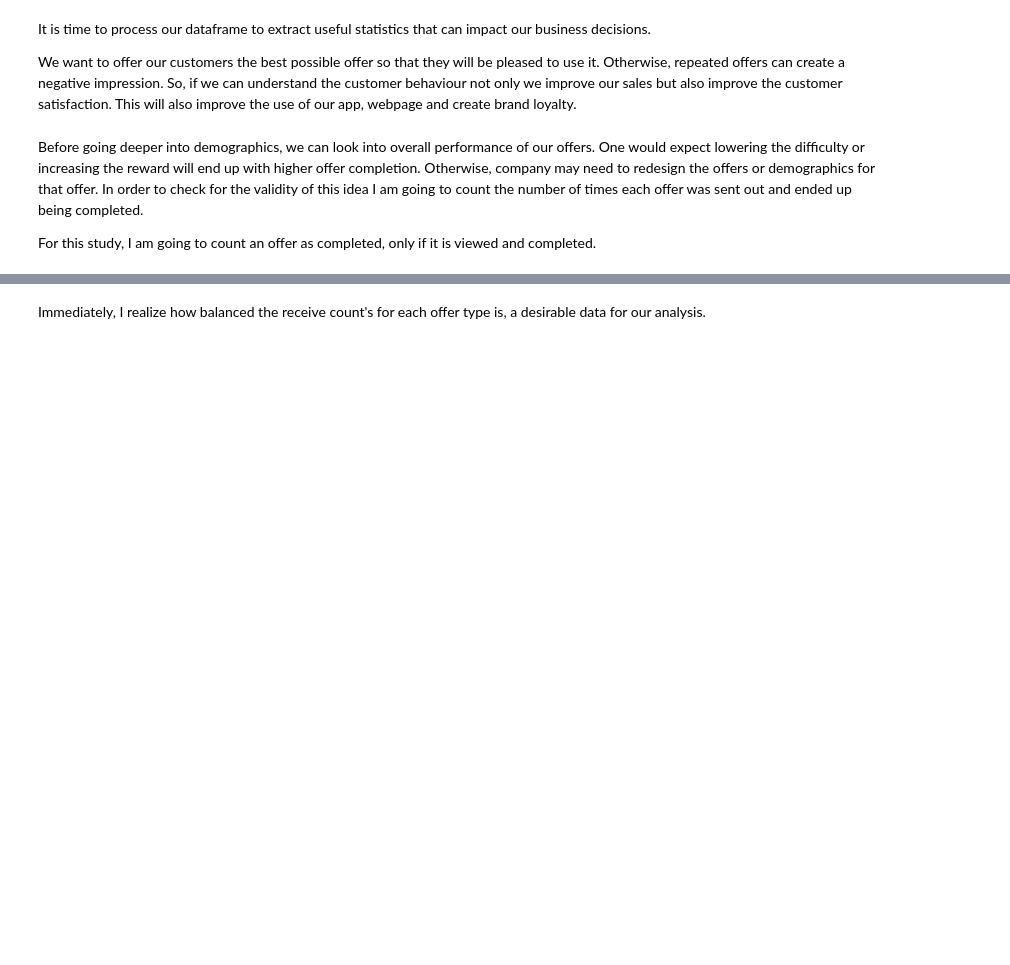
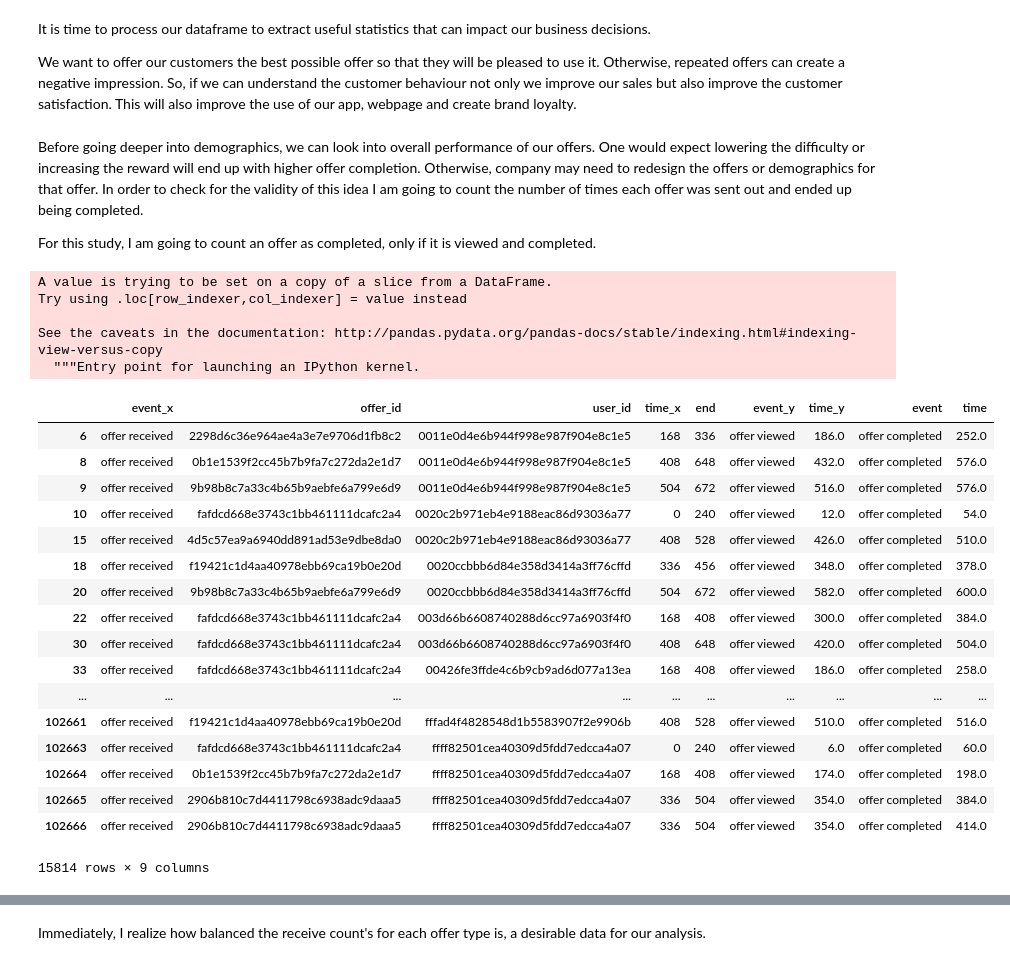
Before and after one commit to onurkapucu/Starbucks_Capstone, a Jupyter notebook: Starbucks_Capstone_notebook.ipynb, the cells around one changed output, grey strips where cells are left out. Drawn from its saved outputs; the diff is of its cells as text; code cells hidden in the pictures; blank space fills up the shorter version.

Commit message:
offer complete detection with order

```diff
--- a/Starbucks_Capstone_notebook.ipynb
+++ b/Starbucks_Capstone_notebook.ipynb
@@ -284,3 +284,40 @@ We want to offer our customers the best possible offer so that they will be plea
 Before going deeper into demographics, we can look into overall performance of our offers. One would expect lowering the difficulty or increasing the reward will end up with higher offer completion. Otherwise, company may need to redesign the offers or demographics for that offer. In order to check for the validity of this idea I am going to count the number of times each offer was sent out and ended up being completed.
 
 For this study, I am going to count an offer as completed, only if it is viewed and completed.
+# %%
+k=df.sort_values(['user_id','time'])[['event','offer_id','user_id','time','duration',]]
+# %%
+k_received= k[k['event']=='offer received']
+k_viewed= k[k['event']=='offer viewed'].drop('duration',axis=1)
+k_completed= k[k['event']=='offer completed'].drop('duration',axis=1)
+# %%
+k_received['end']=k_received['time']+24*k_received['duration']
+# %% [output]
+A value is trying to be set on a copy of a slice from a DataFrame.
+Try using .loc[row_indexer,col_indexer] = value instead
+
+See the caveats in the documentation: http://pandas.pydata.org/pandas-docs/stable/indexing.html#indexing-view-versus-copy
+  """Entry point for launching an IPython kernel.
+# %%
+kk = k_received.merge(k_viewed,how='left',on=['user_id','offer_id']).merge(k_completed,how='left',on=['user_id','offer_id']).drop('duration',axis=1)
+kk[(kk['time']>kk['time_x']) & (kk['time']>kk['time_y']) & (kk['time']<kk['end']) &
+   (kk['time_y']<kk['end']) & (kk['time_y']> kk['time_x'])]
+# %% [output]
+|  | event_x | offer_id | user_id | time_x | end | event_y | time_y | event | time |
+| 6 | offer received | 2298d6c36e964ae4a3e7e9706d1fb8c2 | 0011e0d4e6b944f998e987f904e8c1e5 | 168 | 336 | offer viewed | 186.0 | offer completed | 252.0 |
+| 8 | offer received | 0b1e1539f2cc45b7b9fa7c272da2e1d7 | 0011e0d4e6b944f998e987f904e8c1e5 | 408 | 648 | offer viewed | 432.0 | offer completed | 576.0 |
+| 9 | offer received | 9b98b8c7a33c4b65b9aebfe6a799e6d9 | 0011e0d4e6b944f998e987f904e8c1e5 | 504 | 672 | offer viewed | 516.0 | offer completed | 576.0 |
+| 10 | offer received | fafdcd668e3743c1bb461111dcafc2a4 | 0020c2b971eb4e9188eac86d93036a77 | 0 | 240 | offer viewed | 12.0 | offer completed | 54.0 |
+| 15 | offer received | 4d5c57ea9a6940dd891ad53e9dbe8da0 | 0020c2b971eb4e9188eac86d93036a77 | 408 | 528 | offer viewed | 426.0 | offer completed | 510.0 |
+| 18 | offer received | f19421c1d4aa40978ebb69ca19b0e20d | 0020ccbbb6d84e358d3414a3ff76cffd | 336 | 456 | offer viewed | 348.0 | offer completed | 378.0 |
+| 20 | offer received | 9b98b8c7a33c4b65b9aebfe6a799e6d9 | 0020ccbbb6d84e358d3414a3ff76cffd | 504 | 672 | offer viewed | 582.0 | offer completed | 600.0 |
+| 22 | offer received | fafdcd668e3743c1bb461111dcafc2a4 | 003d66b6608740288d6cc97a6903f4f0 | 168 | 408 | offer viewed | 300.0 | offer completed | 384.0 |
+| 30 | offer received | fafdcd668e3743c1bb461111dcafc2a4 | 003d66b6608740288d6cc97a6903f4f0 | 408 | 648 | offer viewed | 420.0 | offer completed | 504.0 |
+| 33 | offer received | fafdcd668e3743c1bb461111dcafc2a4 | 00426fe3ffde4c6b9cb9ad6d077a13ea | 168 | 408 | offer viewed | 186.0 | offer completed | 258.0 |
+| ... | ... | ... | ... | ... | ... | ... | ... | ... | ... |
+| 102661 | offer received | f19421c1d4aa40978ebb69ca19b0e20d | fffad4f4828548d1b5583907f2e9906b | 408 | 528 | offer viewed | 510.0 | offer completed | 516.0 |
+| 102663 | offer received | fafdcd668e3743c1bb461111dcafc2a4 | ffff82501cea40309d5fdd7edcca4a07 | 0 | 240 | offer viewed | 6.0 | offer completed | 60.0 |
+| 102664 | offer received | 0b1e1539f2cc45b7b9fa7c272da2e1d7 | ffff82501cea40309d5fdd7edcca4a07 | 168 | 408 | offer viewed | 174.0 | offer completed | 198.0 |
+| 102665 | offer received | 2906b810c7d4411798c6938adc9daaa5 | ffff82501cea40309d5fdd7edcca4a07 | 336 | 504 | offer viewed | 354.0 | offer completed | 384.0 |
+| 102666 | offer received | 2906b810c7d4411798c6938adc9daaa5 | ffff82501cea40309d5fdd7edcca4a07 | 336 | 504 | offer viewed | 354.0 | offer completed | 414.0 |
+15814 rows × 9 columns
```
Also changed, not shown: parts of 3 cells of this notebook.
